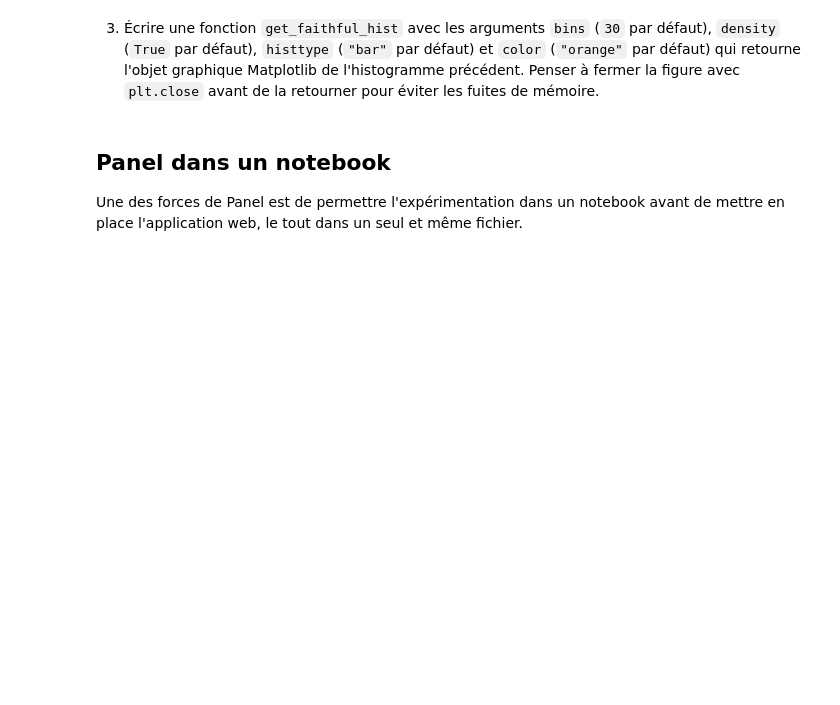
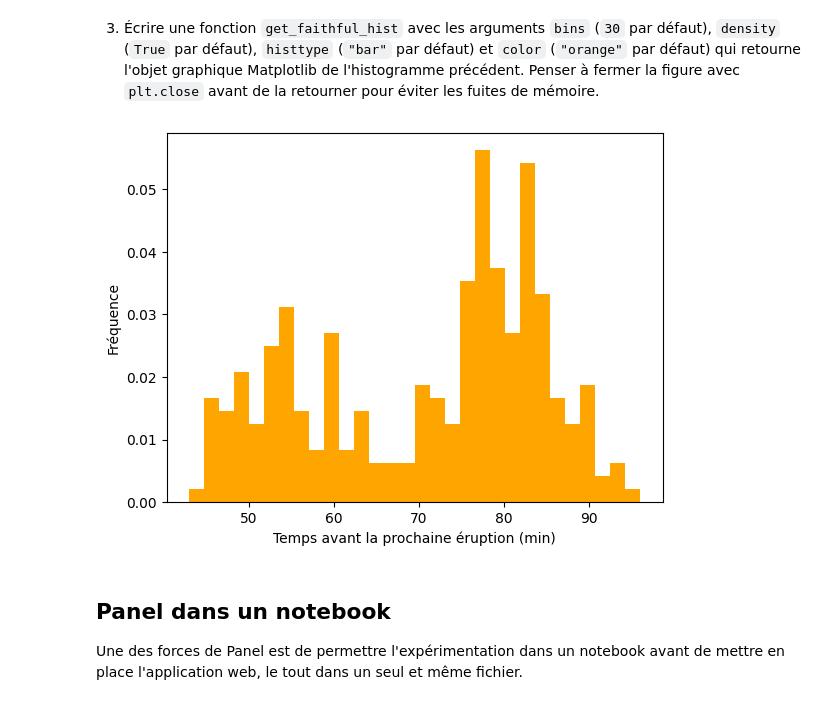
Before and after one commit to GillesBour/formation-data-science, a Jupyter notebook: BLOC4/Visualisation/notebooks/01_old_faithful.ipynb, the cells around one changed output. Cells and saved outputs as stored; diff of their text form; code cells hidden in the pictures; blank space fills up the shorter version.

```diff
--- a/BLOC4/Visualisation/notebooks/01_old_faithful.ipynb
+++ b/BLOC4/Visualisation/notebooks/01_old_faithful.ipynb
@@ -29,5 +46,22 @@ def get_data():
 # %% [markdown]
 3. Écrire une fonction `get_faithful_hist` avec les arguments `bins` (`30` par défaut), `density` (`True` par défaut), `histtype` (`"bar"` par défaut) et `color` (`"orange"` par défaut) qui retourne l'objet graphique Matplotlib de l'histogramme précédent. Penser à fermer la figure avec `plt.close` avant de la retourner pour éviter les fuites de mémoire.
+# %%
+def get_faithful_hist(bins=30,density=True,histtype="bar",color="orange"):
+    fig, ax = plt.subplots()
+    ax.hist(df.waiting,
+    bins=bins,
+    density=density,
+    histtype=histtype,
+    color=color
+    )
+    ax.set_xlabel("Temps avant la prochaine éruption (min)")
+    ax.set_ylabel("Fréquence")
+    plt.close(fig)
+    return fig
+
+get_faithful_hist()
+# %% [output]
+[figure, added]
 # %% [markdown]
 ## Panel dans un notebook
 
```
Also changed, not shown: parts of 2 cells of this notebook.
